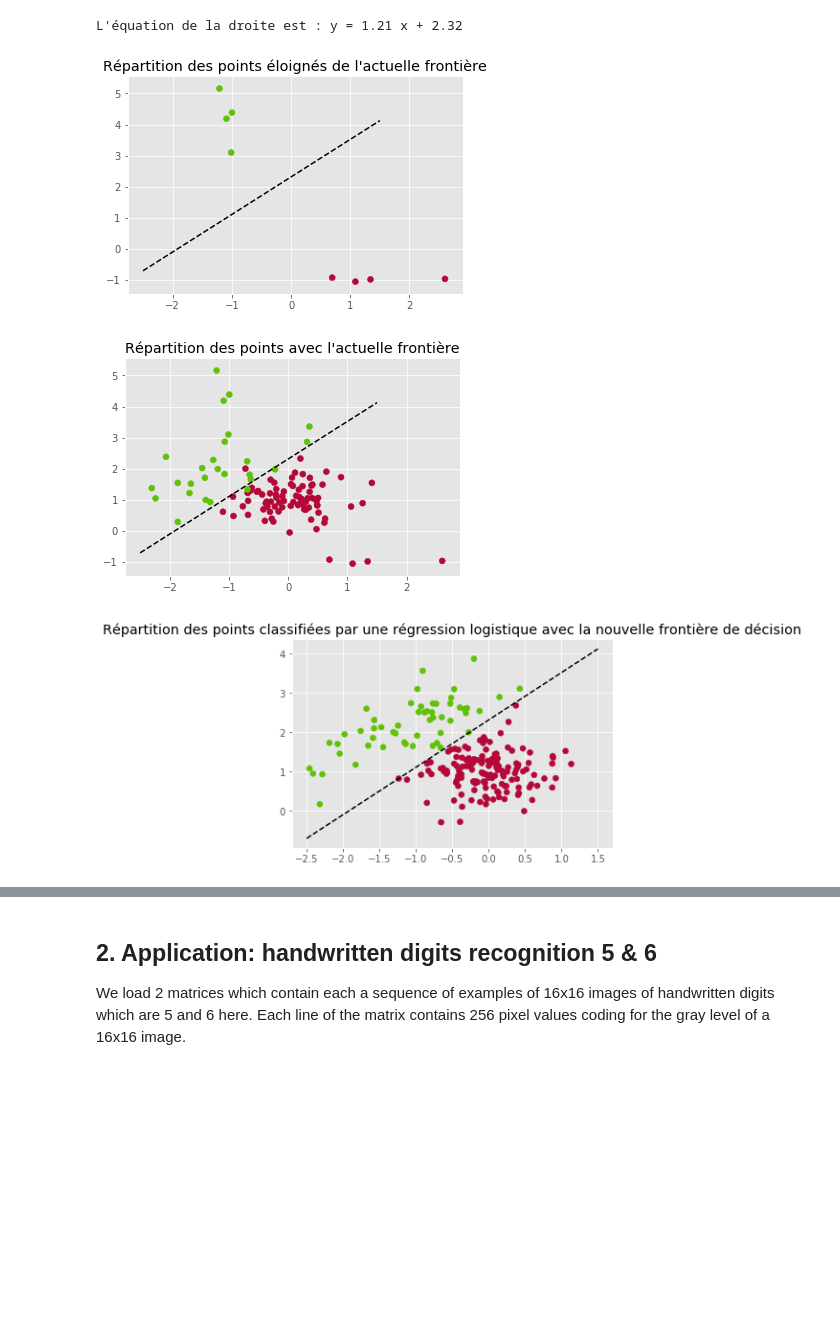
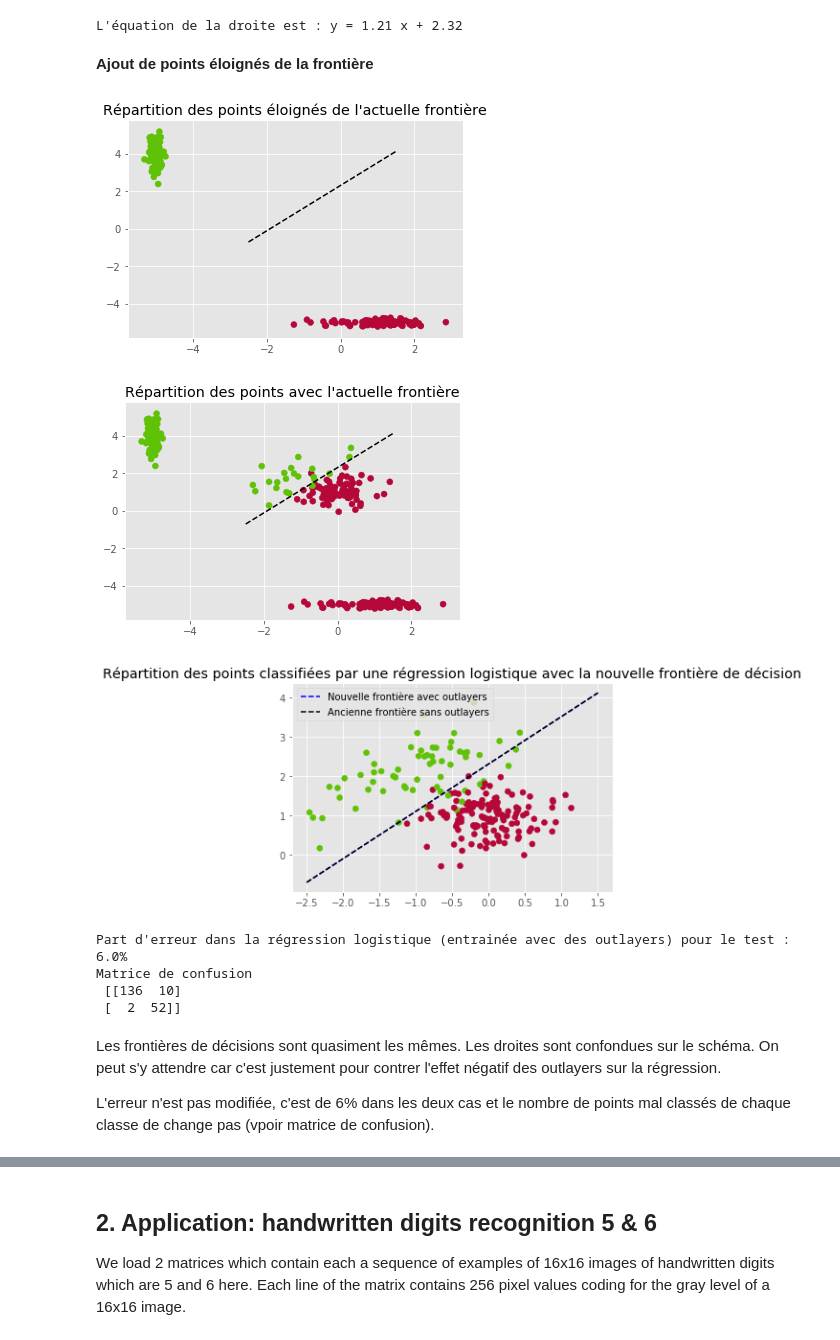
Before and after one commit to VictorCilleros/ML, a Jupyter notebook: TP3_archive/TP3_logistic_regression.ipynb, the cells around one changed output, grey strips where cells are left out. Drawn from its saved outputs; the diff is of its cells as text; code cells hidden in the pictures; blank space fills up the shorter version.

```diff
--- a/TP3_archive/TP3_logistic_regression.ipynb
+++ b/TP3_archive/TP3_logistic_regression.ipynb
@@ -167,31 +183,33 @@ b = -w[0]/w[2]
 print(f"L'équation de la droite est : y = {round(a,2)} x + {round(b,2)}")
 # %% [output]
 L'équation de la droite est : y = 1.21 x + 2.32
+# %% [markdown]
+**Ajout de points éloignés de la frontière**
 # %%
-N_add_1,N_add_2 = 4,4
+N_add_1,N_add_2 = 100,100
 sigma_1 = (0.1,0.6)
 sigma_2 = (0.7,0.1)
 
-x_far_1 = np.array([-1,4]) + np.random.normal(scale=sigma_1,size=(N_add_1,2))
+x_far_1 = np.array([-5,4]) + np.random.normal(scale=sigma_1,size=(N_add_1,2))
 X_far_1 = np.hstack((np.ones((N_add_1,1)),x_far_1))
 t_far_1 = np.ones((1,N_add_1))[0]
 
-x_far_2 = np.array([1,-1]) + np.random.normal(scale=sigma_2,size=(N_add_2,2))
+x_far_2 = np.array([1,-5]) + np.random.normal(scale=sigma_2,size=(N_add_2,2))
 X_far_2 = np.hstack((np.ones((N_add_2,1)),x_far_2))
 t_far_2 = np.zeros((1,N_add_2))[0]
 
 x_far = np.concatenate([x_far_1,x_far_2])
 X_far = np.concatenate([X_far_1,X_far_2])
 t_far = np.concatenate([t_far_1,t_far_2])
 
 x1 = np.linspace(-2.5,1.5,10)
 x2 = (-w[0]-w[1]*x1)/w[2]
 plt.plot(x1,x2,'k--')
 plt.scatter(x_far[:,0],x_far[:,1],c=color_map(t_far))
 plt.title("Répartition des points éloignés de l'actuelle frontière")
 plt.show()
 # %% [output]
-[figure, old version]
+[figure, new version]
 # %%
 x_train_far = np.concatenate([x_train,x_far])
 X_train_far = np.concatenate([X,X_far])
@@ -202,19 +220,36 @@ plt.scatter(x_train_far[:,0],x_train_far[:,1],c=color_map(t_train_far))
 plt.title("Répartition des points avec l'actuelle frontière")
 plt.show()
 # %% [output]
-[figure, old version]
+[figure, new version]
 # %%
-w_far, Niter_far = regression_logistique(X_train_far, t_train_far,Nitermax = 50,eps_conv=1e-3)
+w_far, Niter_far = regression_logistique(X_train_far, t_train_far,Nitermax = 50,eps_conv=1e-3,Lambda = 1e-5)
 t_pred_far = thread(sigmoid(X_test@w_far))
 
 x1 = np.linspace(-2.5,1.5,10)
-x2 = (-w_far[0]-w_far[1]*x1)/w_far[2]
-plt.plot(x1,x2,'k--')
-plt.scatter(x_test[:,0],x_test[:,1],c=color_map(t_pred_far))
+x2_far = (-w_far[0]-w_far[1]*x1)/w_far[2]
+x2 = (-w[0]-w[1]*x1)/w[2]
+plt.plot(x1,x2_far,'k--',color = "blue",label='Nouvelle frontière avec outlayers')
+plt.plot(x1,x2,'k--',color = "black",label='Ancienne frontière sans outlayers')
+plt.scatter(x_test[:,0],x_test[:,1],c=color_map(t_test))
 plt.title("Répartition des points classifiées par une régression logistique avec la nouvelle frontière de décision")
+plt.legend()
 plt.show()
+
+Error_Far = 1-accuracy_score(t_pred_far,t_test)
+print("Part d'erreur dans la régression logistique (entrainée avec des outlayers) pour le test : "+str(round(Error_Far*100,2))+"%")
+
+cM_far = confusion_matrix(t_pred_far,t_test)
+print('Matrice de confusion\n',cM_far)
 # %% [output]
-[figure, old version]
+[figure, new version]
+Part d'erreur dans la régression logistique (entrainée avec des outlayers) pour le test : 6.0%
+Matrice de confusion
+ [[136  10]
+ [  2  52]]
+# %% [markdown]
+Les frontières de décisions sont quasiment les mêmes. Les droites sont confondues sur le schéma. On peut s'y attendre car c'est justement pour contrer l'effet négatif des outlayers sur la régression.
+
+L'erreur n'est pas modifiée, c'est de 6% dans les deux cas et le nombre de points mal classés de chaque classe de change pas (vpoir matrice de confusion).
 # %%
 a = -w[1]/w[2]
 b = -w[0]/w[2]
```
Also changed, not shown: parts of 29 cells of this notebook.
